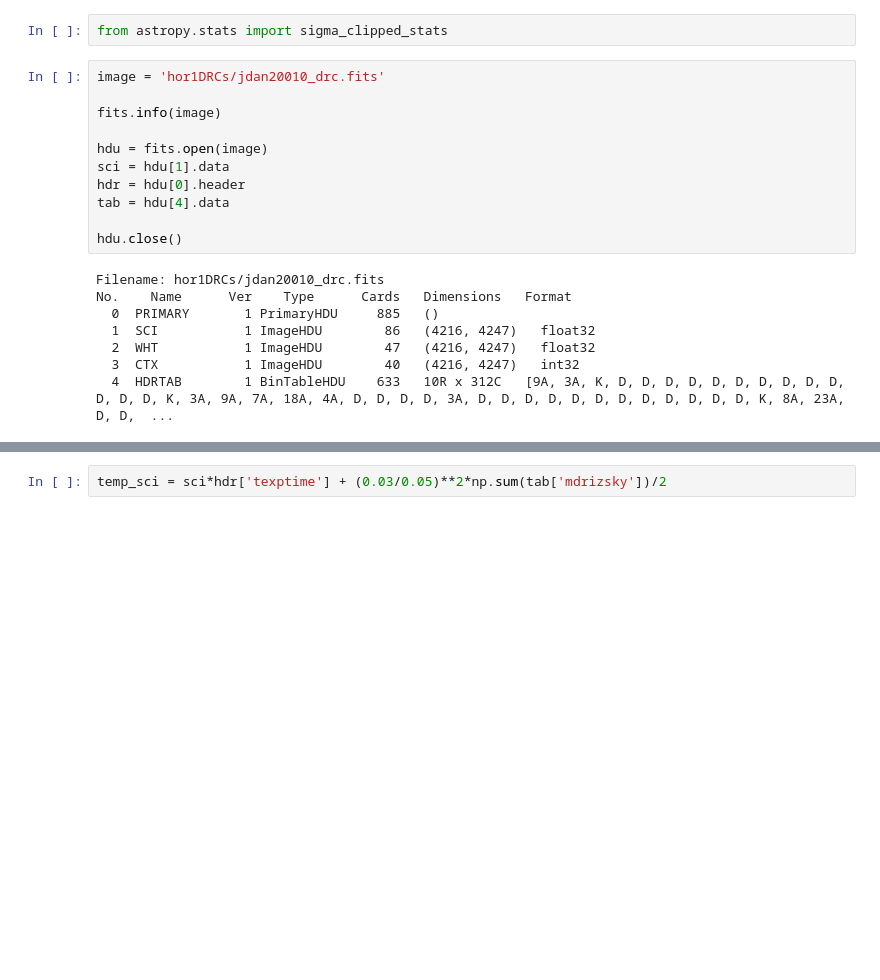
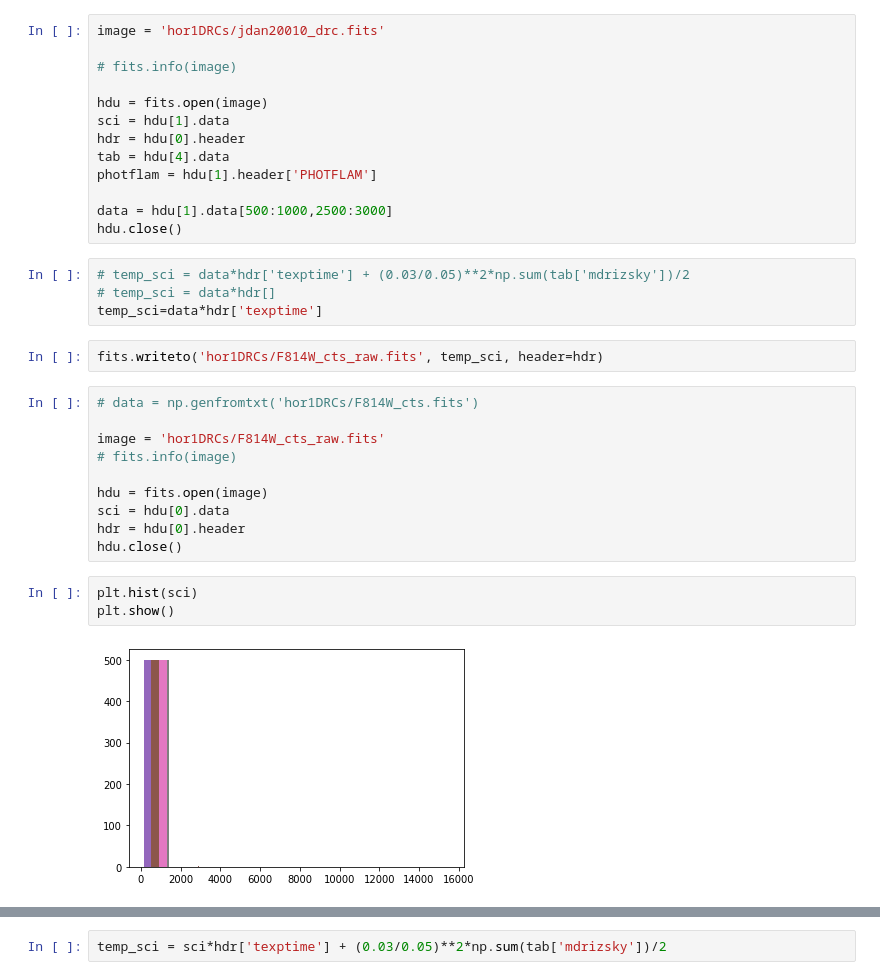
Before and after one commit to hrichstein/photRun0520, a Jupyter notebook: photUtils.ipynb, the cells around one changed output, grey strips where cells are left out. Drawn from its saved outputs; the diff is of its cells as text; blank space fills up the shorter version.

```diff
--- a/photUtils.ipynb
+++ b/photUtils.ipynb
@@ -16,21 +15,34 @@ from photutils import CircularAperture
-# %%
-from astropy.stats import sigma_clipped_stats
 # %%
 image = 'hor1DRCs/jdan20010_drc.fits'
 
-fits.info(image)
+# fits.info(image)
 
 hdu = fits.open(image)
 sci = hdu[1].data
 hdr = hdu[0].header
 tab = hdu[4].data
+photflam = hdu[1].header['PHOTFLAM']
 
+data = hdu[1].data[500:1000,2500:3000]
 hdu.close()
-# %% [output]
-Filename: hor1DRCs/jdan20010_drc.fits
-No.    Name      Ver    Type      Cards   Dimensions   Format
-  0  PRIMARY       1 PrimaryHDU     885   ()
-  1  SCI           1 ImageHDU        86   (4216, 4247)   float32
-  2  WHT           1 ImageHDU        47   (4216, 4247)   float32
-  3  CTX           1 ImageHDU        40   (4216, 4247)   int32
-  4  HDRTAB        1 BinTableHDU    633   10R x 312C   [9A, 3A, K, D, D, D, D, D, D, D, D, D, D, D, D, D, K, 3A, 9A, 7A, 18A, 4A, D, D, D, D, 3A, D, D, D, D, D, D, D, D, D, D, D, D, K, 8A, 23A, D, D,  ...
+# %%
+# temp_sci = data*hdr['texptime'] + (0.03/0.05)**2*np.sum(tab['mdrizsky'])/2
+# temp_sci = data*hdr[]
+temp_sci=data*hdr['texptime']
+# %%
+fits.writeto('hor1DRCs/F814W_cts_raw.fits', temp_sci, header=hdr)
+# %%
+# data = np.genfromtxt('hor1DRCs/F814W_cts.fits')
+
+image = 'hor1DRCs/F814W_cts_raw.fits'
+# fits.info(image)
+
+hdu = fits.open(image)
+sci = hdu[0].data
+hdr = hdu[0].header
+hdu.close()
+# %%
+plt.hist(sci)
+plt.show()
+# %% [output]
+[figure, added]
```
Also changed, not shown: parts of 23 cells of this notebook, 25 other files.
